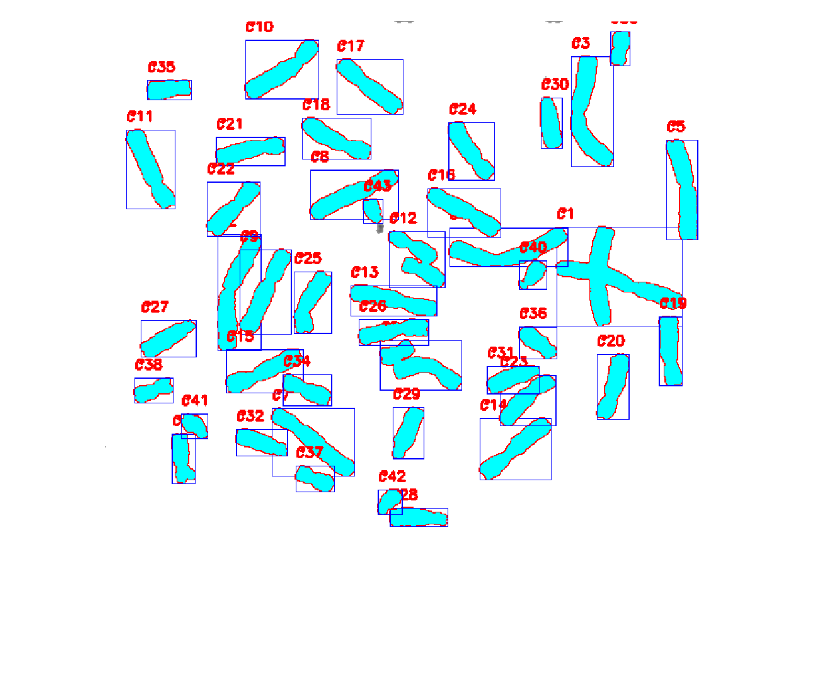
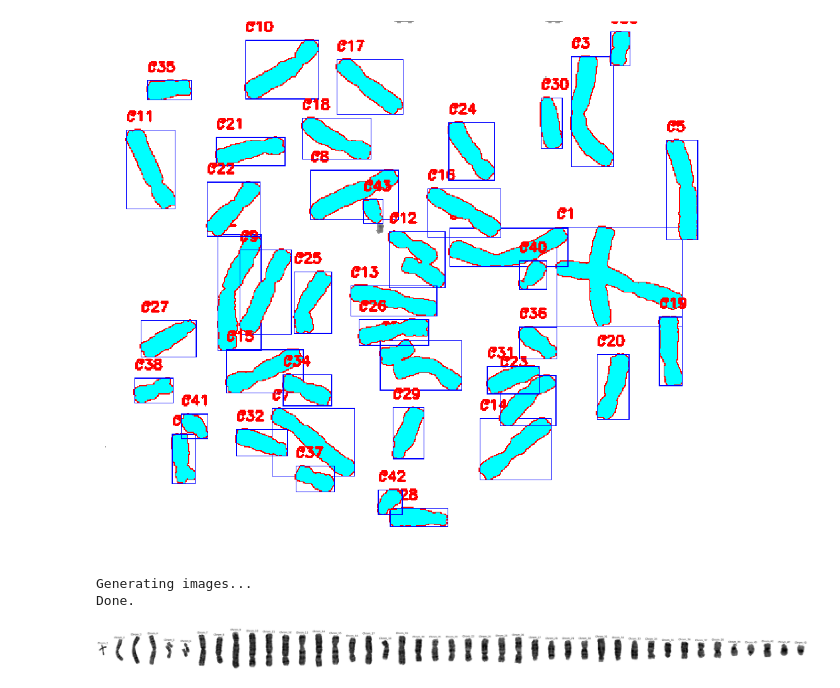
Before and after one commit to lspevak/ml-samples, a Jupyter notebook: ml_chromosome_extraction.ipynb, the cells around one changed output. Drawn from its saved outputs; the diff is of its cells as text; code cells hidden in the pictures; blank space fills up the shorter version.

```diff
--- a/ml_chromosome_extraction.ipynb
+++ b/ml_chromosome_extraction.ipynb
@@ -229,8 +240,7 @@ def rotate_image(image, angle):
     M[1, 2] += (nH / 2) - cY
 
     # white background
-    dst = np.zeros((nH, nW))
-    dst = 255 - dst
+    dst = np.full((nH, nW), 255, np.float)
 
     # perform the actual rotation and return the image
     return cv2.warpAffine(image, M, (nW, nH), dst=dst, borderMode=cv2.BORDER_TRANSPARENT)
@@ -249,18 +259,3 @@ print ('Done.')
 # %% [output]
 Rotating images...
 Done.
-# %%
-def crop_image(img_gray, background_gray_color):
-    """
-    Takes gray image and returns cropped image.
-    """
-    rows, cols = img_gray.shape
-    non_empty_columns = np.where(img_gray.min(axis=0) != background_gray_color)[0]
-    non_empty_rows = np.where(img_gray.min(axis=1) != background_gray_color)[0]
-    crop_box = (min(non_empty_rows),
-                min(max(non_empty_rows), rows),
-                min(non_empty_columns),
-                min(max(non_empty_columns), cols))
-
-    cropped = img_gray[crop_box[0] : crop_box[1]+1, crop_box[2] : crop_box[3]+1]
-    return cropped
@@ -332,0 +535,31 @@ plt.show()
+# %%
+print ('Generating images...')
+
+img_bw_inverted = 255 - img_bw
+
+extracted_images = extract_objects(img_gray, img_bw_inverted)
+
+extracted_images_rotated = []
+
+for chrom_img in extracted_images:
+    chrom_img_rotated = get_vert_rotated_image(chrom_img)
+    extracted_images_rotated.append(chrom_img_rotated)
+
+# sort desc by area
+extracted_images_rotated = sorted(extracted_images_rotated, key=lambda image: image.shape[0]*image.shape[1], reverse=True)
+
+fig = plt.figure(figsize=(50,7))
+for i in range(0, n_extracted):
+    plt.subplot(1,n_extracted,i+1)
+    plt.tight_layout()
+    plt.box()
+    plt.imshow(extracted_images_rotated[i], cmap='gray', interpolation='none')
+    plt.title("Chrom_{}".format(i+1))
+    plt.xticks([])
+    plt.yticks([])
+
+print ('Done.')
+# %% [output]
+Generating images...
+Done.
+[figure, added]
```
Also changed, not shown: parts of 7 cells of this notebook, 5 other files.
